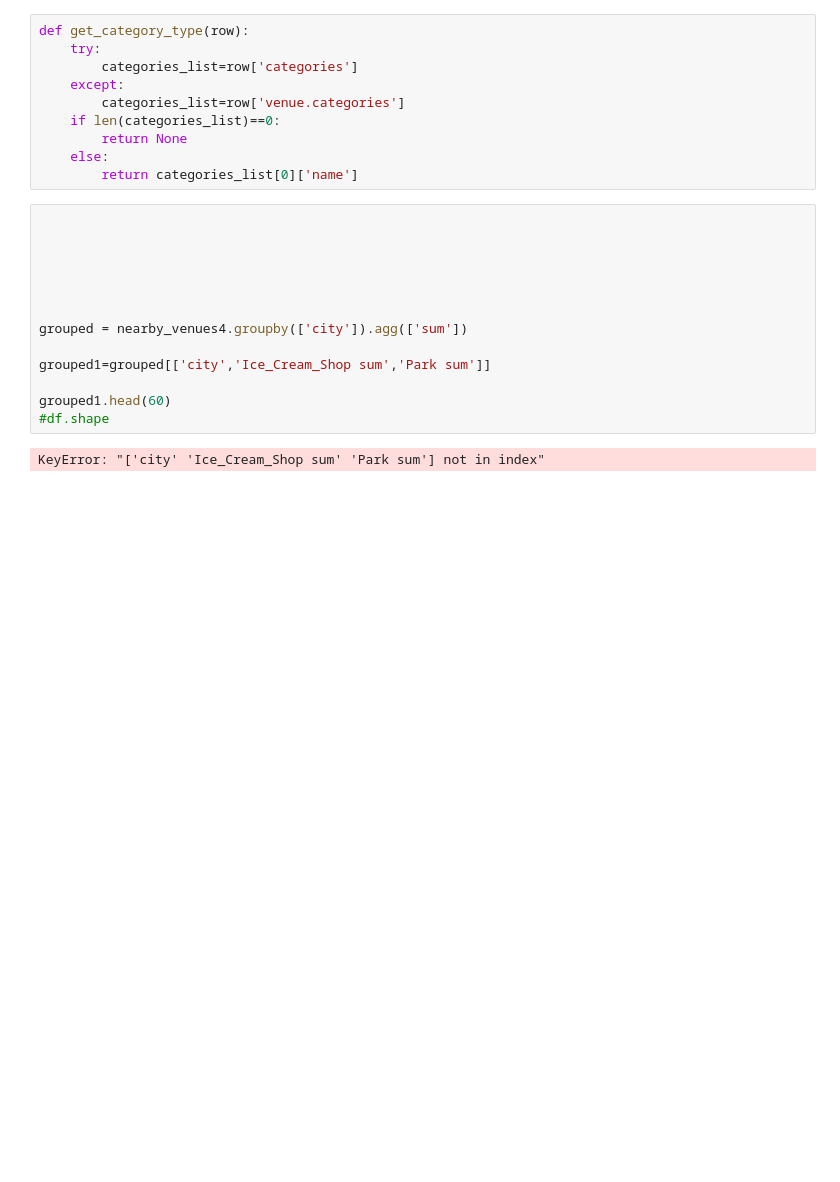
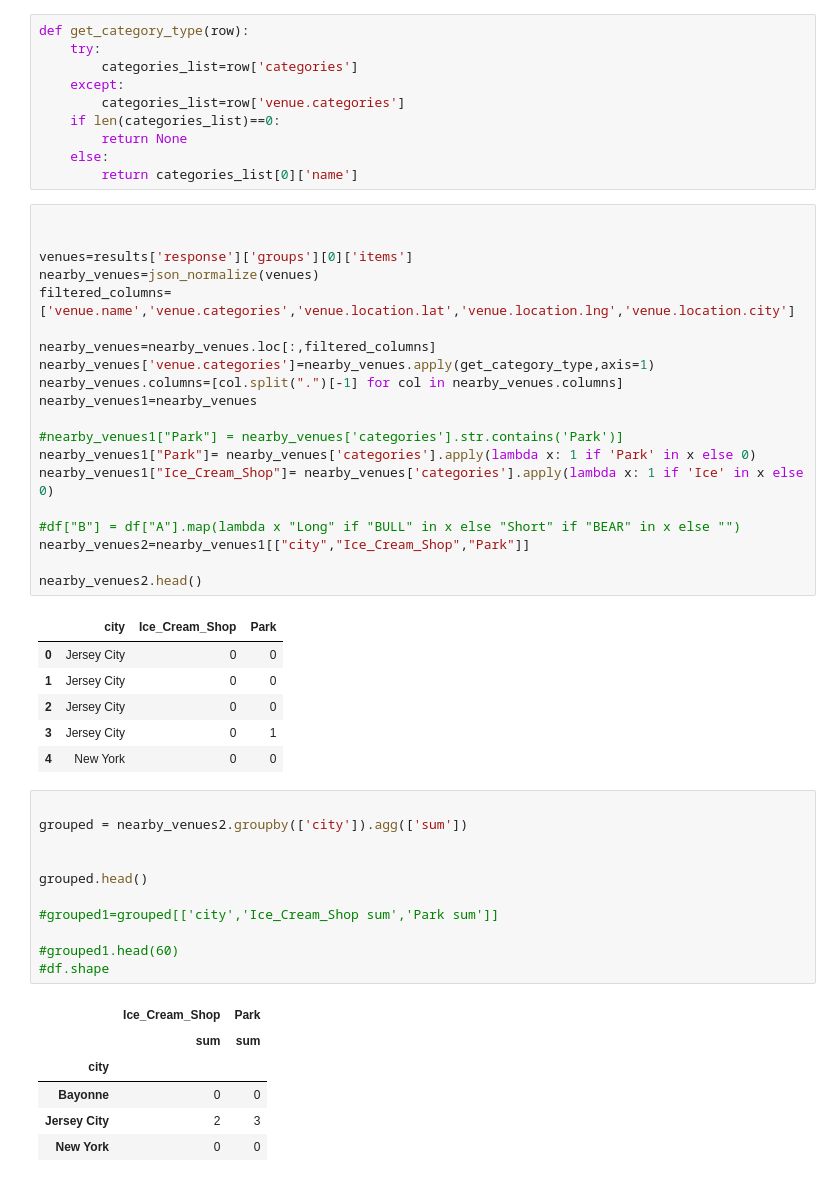
Before and after one commit to nili1975/Coursera_Capstone1, a Jupyter notebook: Capstone project week4.ipynb, the cells around one changed output. Drawn from its saved outputs; the diff is of its cells as text; blank space fills up the shorter version.

```diff
--- a/Capstone project week4.ipynb
+++ b/Capstone project week4.ipynb
@@ -112,18 +148,48 @@ def get_category_type(row):
         return None
     else:
         return categories_list[0]['name']
+# %%
+
+
+venues=results['response']['groups'][0]['items']
+nearby_venues=json_normalize(venues)
+filtered_columns=['venue.name','venue.categories','venue.location.lat','venue.location.lng','venue.location.city']
+
+nearby_venues=nearby_venues.loc[:,filtered_columns]
+nearby_venues['venue.categories']=nearby_venues.apply(get_category_type,axis=1)
+nearby_venues.columns=[col.split(".")[-1] for col in nearby_venues.columns]
+nearby_venues1=nearby_venues
+
+#nearby_venues1["Park"] = nearby_venues['categories'].str.contains('Park')]
+nearby_venues1["Park"]= nearby_venues['categories'].apply(lambda x: 1 if 'Park' in x else 0)
+nearby_venues1["Ice_Cream_Shop"]= nearby_venues['categories'].apply(lambda x: 1 if 'Ice' in x else 0)
+
+#df["B"] = df["A"].map(lambda x "Long" if "BULL" in x else "Short" if "BEAR" in x else "")
+nearby_venues2=nearby_venues1[["city","Ice_Cream_Shop","Park"]]
+
+nearby_venues2.head()
+# %% [output]
+|  | city | Ice_Cream_Shop | Park |
+| 0 | Jersey City | 0 | 0 |
+| 1 | Jersey City | 0 | 0 |
+| 2 | Jersey City | 0 | 0 |
+| 3 | Jersey City | 0 | 1 |
+| 4 | New York | 0 | 0 |
 # %%
 
+grouped = nearby_venues2.groupby(['city']).agg(['sum'])
 
 
+grouped.head()
 
+#grouped1=grouped[['city','Ice_Cream_Shop sum','Park sum']]
 
-
-grouped = nearby_venues4.groupby(['city']).agg(['sum'])
-
-grouped1=grouped[['city','Ice_Cream_Shop sum','Park sum']]
-
-grouped1.head(60)
+#grouped1.head(60)
 #df.shape
 # %% [output]
-KeyError: "['city' 'Ice_Cream_Shop sum' 'Park sum'] not in index"
+|  | Ice_Cream_Shop | Park |
+|  | sum | sum |
+| city |  |  |
+| Bayonne | 0 | 0 |
+| Jersey City | 2 | 3 |
+| New York | 0 | 0 |
```
Also changed, not shown: parts of 9 cells of this notebook.
